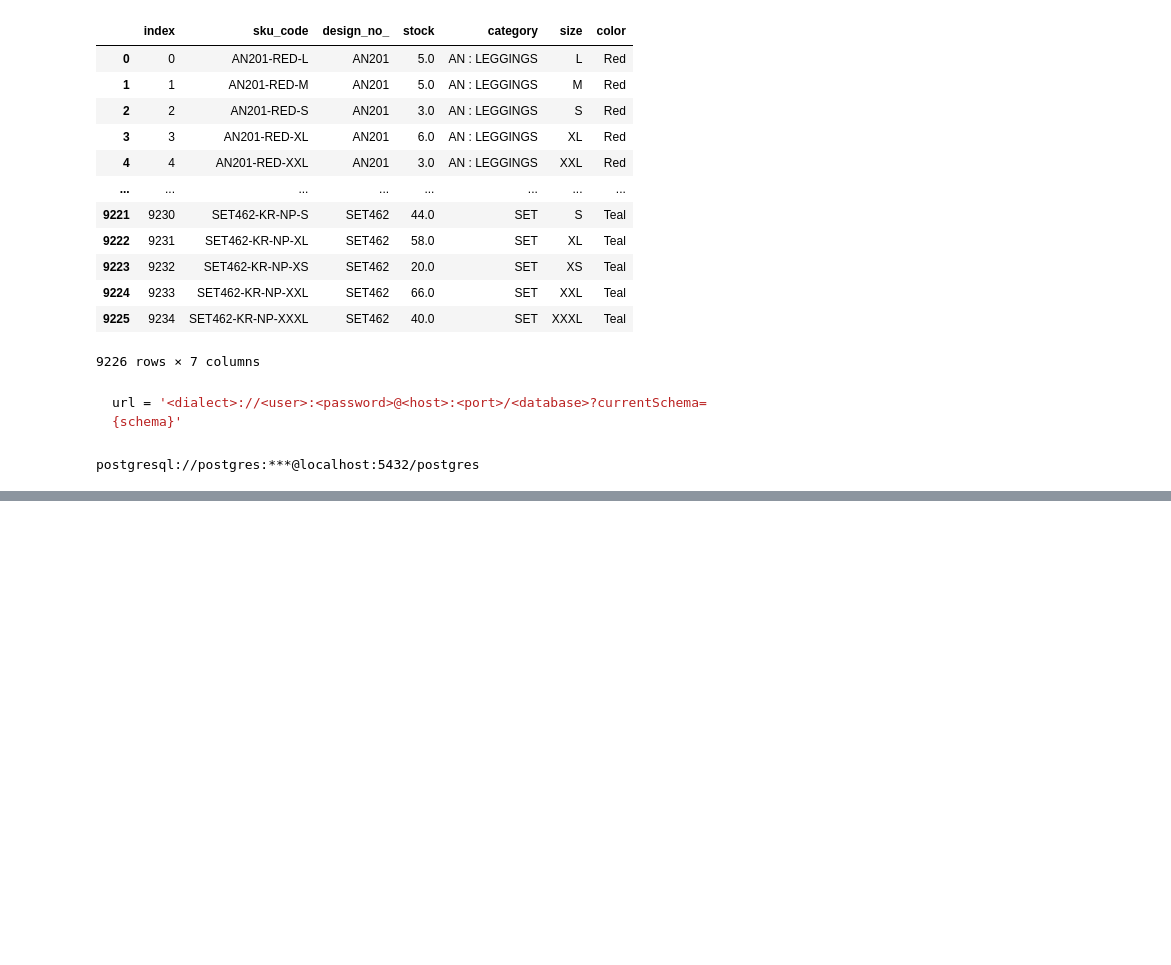
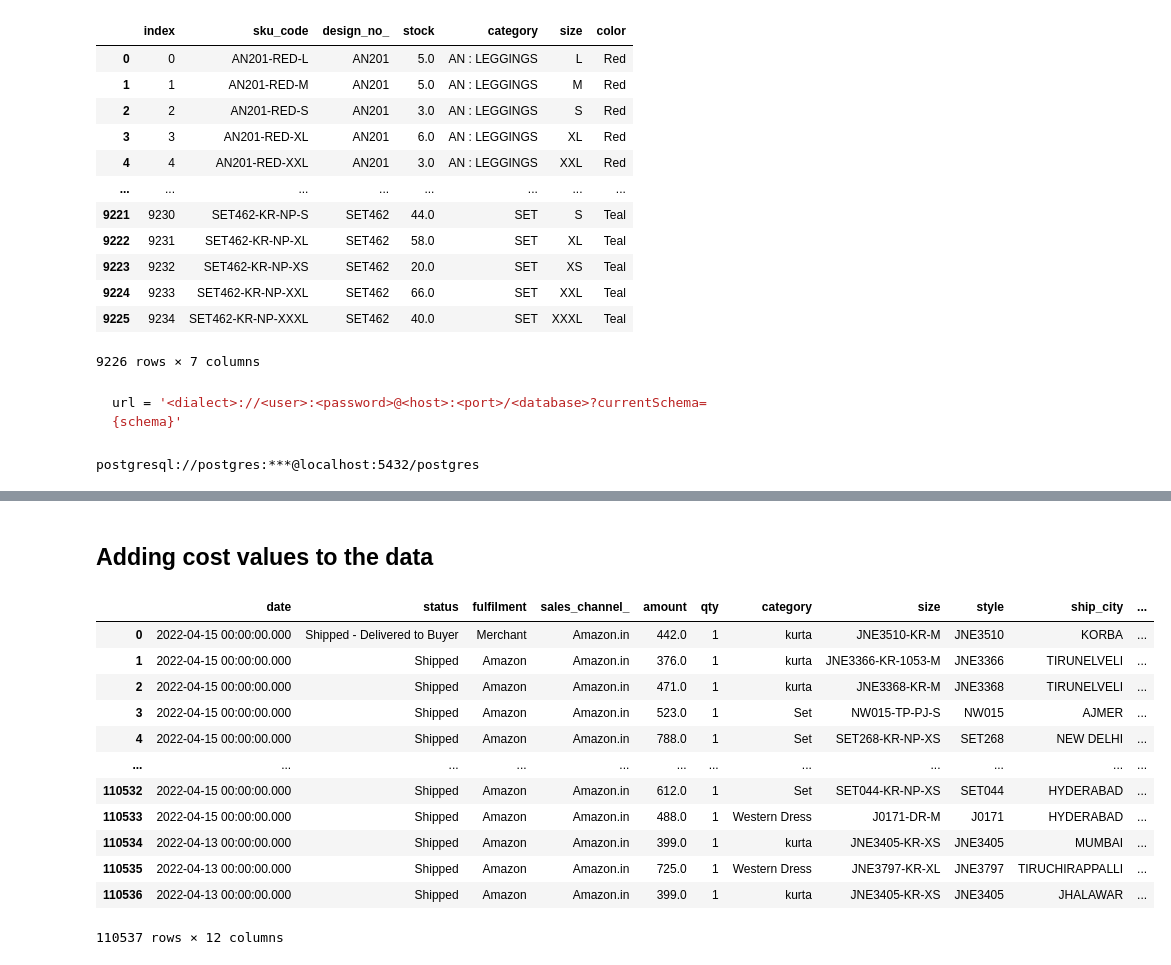
Before and after one commit to PiotrPeterKalbarczyk/ecommerce_profitability_project, a Jupyter notebook: notebooks/Analysis.ipynb, the cells around one changed output, grey strips where cells are left out. Saved outputs shown, nothing was run; the diff lists cells and outputs as text; code cells hidden in the pictures; blank space fills up the shorter version.

Commit message:
updated notebook, added cost_per_unit value

```diff
--- a/notebooks/Analysis.ipynb
+++ b/notebooks/Analysis.ipynb
@@ -117,0 +117,20 @@ data_amazon.to_sql(
+# %% [markdown]
+## Adding cost values to the data
+# %%
+ecommerce_A_data = pd.read_csv('../data/ecommerce_data.csv')
+# %%
+ecommerce_A_data
+# %% [output]
+|  | date | status | fulfilment | sales_channel_ | amount | qty | category | size | style | ship_city | ... |
+| 0 | 2022-04-15 00:00:00.000 | Shipped - Delivered to Buyer | Merchant | Amazon.in | 442.0 | 1 | kurta | JNE3510-KR-M | JNE3510 | KORBA | ... |
+| 1 | 2022-04-15 00:00:00.000 | Shipped | Amazon | Amazon.in | 376.0 | 1 | kurta | JNE3366-KR-1053-M | JNE3366 | TIRUNELVELI | ... |
+| 2 | 2022-04-15 00:00:00.000 | Shipped | Amazon | Amazon.in | 471.0 | 1 | kurta | JNE3368-KR-M | JNE3368 | TIRUNELVELI | ... |
+| 3 | 2022-04-15 00:00:00.000 | Shipped | Amazon | Amazon.in | 523.0 | 1 | Set | NW015-TP-PJ-S | NW015 | AJMER | ... |
+| 4 | 2022-04-15 00:00:00.000 | Shipped | Amazon | Amazon.in | 788.0 | 1 | Set | SET268-KR-NP-XS | SET268 | NEW DELHI | ... |
+| ... | ... | ... | ... | ... | ... | ... | ... | ... | ... | ... | ... |
+| 110532 | 2022-04-15 00:00:00.000 | Shipped | Amazon | Amazon.in | 612.0 | 1 | Set | SET044-KR-NP-XS | SET044 | HYDERABAD | ... |
+| 110533 | 2022-04-15 00:00:00.000 | Shipped | Amazon | Amazon.in | 488.0 | 1 | Western Dress | J0171-DR-M | J0171 | HYDERABAD | ... |
+| 110534 | 2022-04-13 00:00:00.000 | Shipped | Amazon | Amazon.in | 399.0 | 1 | kurta | JNE3405-KR-XS | JNE3405 | MUMBAI | ... |
+| 110535 | 2022-04-13 00:00:00.000 | Shipped | Amazon | Amazon.in | 725.0 | 1 | Western Dress | JNE3797-KR-XL | JNE3797 | TIRUCHIRAPPALLI | ... |
+| 110536 | 2022-04-13 00:00:00.000 | Shipped | Amazon | Amazon.in | 399.0 | 1 | kurta | JNE3405-KR-XS | JNE3405 | JHALAWAR | ... |
+110537 rows × 12 columns
```
Also changed, not shown: parts of 9 cells of this notebook.
